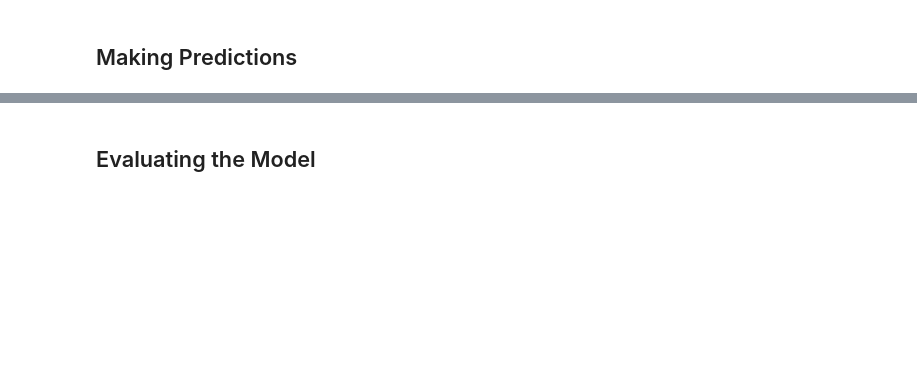
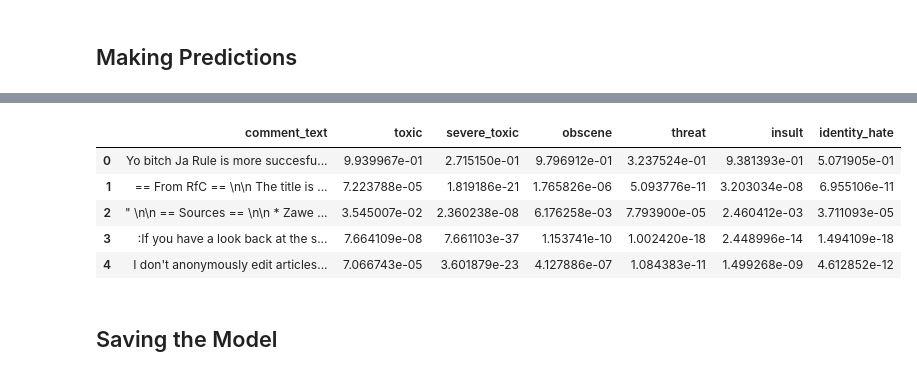
Before and after one commit to SinhaAmrit/Round-Table-AI, a Jupyter notebook: notebooks/toxic-comments-classification.ipynb, the cells around one changed output, grey strips where cells are left out. Drawn from its saved outputs; the diff is of its cells as text; code cells hidden in the pictures; blank space fills up the shorter version.

```diff
--- a/notebooks/toxic-comments-classification.ipynb
+++ b/notebooks/toxic-comments-classification.ipynb
@@ -193,12 +165,17 @@ from tensorflow.keras.layers import LSTM, Dropout, Bidirectional, Dense, Embeddi
 # %%
-model = Sequential()
-# Embedding Layer
-model.add(Embedding(MAX_FEATURES+1,32))
-# Bidirectional LSTM Layer
-model.add(Bidirectional(LSTM(32,activation='tanh')))
-# Hidden Layer for feature extraction
-model.add(Dense(128,activation='relu'))
-model.add(Dense(256,activation='relu'))
-model.add(Dense(128,activation='relu'))
-# Final Layer
-model.add(Dense(6,activation='sigmoid'))
+model = Sequential([
+    # Embedding Layer
+    tf.keras.layers.Embedding(MAX_FEATURES+1,32),
+    # Bidirectional LSTM Layer
+    tf.keras.layers.Bidirectional(tf.keras.layers.LSTM(32,activation='tanh')),
+    # Hidden Layer for feature extraction
+    tf.keras.layers.Dense(128,activation='relu'),
+    tf.keras.layers.Dense(256,activation='relu'),
+    tf.keras.layers.Dense(128,activation='relu'),
+    # Final Layer
+    tf.keras.layers.Dense(6,activation='sigmoid')
+])
+model.compile(loss='BinaryCrossentropy',
+              optimizer='adam',
+              metrics=['accuracy'])
+model.summary()
@@ -246,0 +292,15 @@ res = model.predict(np.expand_dims(input_text,0))
+# %%
+test_comments = test_df['comment_text'].values
+input_text = vectorizer(test_comments)
+# %%
+result = model.predict(input_text)
+test_pred = pd.DataFrame({df.columns[1]: test_comments,
+                            df.columns[2]: result[:, 0],
+                            df.columns[3]: result[:, 1],
+                            df.columns[4]: result[:, 2],
+                            df.columns[5]: result[:, 3],
+                            df.columns[6]: result[:, 4],
+                            df.columns[7]: result[:, 5]
+                            })
+test_pred.head()
+# %% [output]
@@ -247,2 +308,8 @@ res = model.predict(np.expand_dims(input_text,0))
+|  | comment_text | toxic | severe_toxic | obscene | threat | insult | identity_hate |
+| 0 | Yo bitch Ja Rule is more succesfu... | 9.939967e-01 | 2.715150e-01 | 9.796912e-01 | 3.237524e-01 | 9.381393e-01 | 5.071905e-01 |
+| 1 | == From RfC == \n\n The title is ... | 7.223788e-05 | 1.819186e-21 | 1.765826e-06 | 5.093776e-11 | 3.203034e-08 | 6.955106e-11 |
+| 2 | " \n\n == Sources == \n\n * Zawe ... | 3.545007e-02 | 2.360238e-08 | 6.176258e-03 | 7.793900e-05 | 2.460412e-03 | 3.711093e-05 |
+| 3 | :If you have a look back at the s... | 7.664109e-08 | 7.661103e-37 | 1.153741e-10 | 1.002420e-18 | 2.448996e-14 | 1.494109e-18 |
+| 4 | I don't anonymously edit articles... | 7.066743e-05 | 3.601879e-23 | 4.127886e-07 | 1.084383e-11 | 1.499268e-09 | 4.612852e-12 |
 # %% [markdown]
-## Evaluating the Model
+## Saving the Model
```
Also changed, not shown: parts of 51 cells of this notebook.
